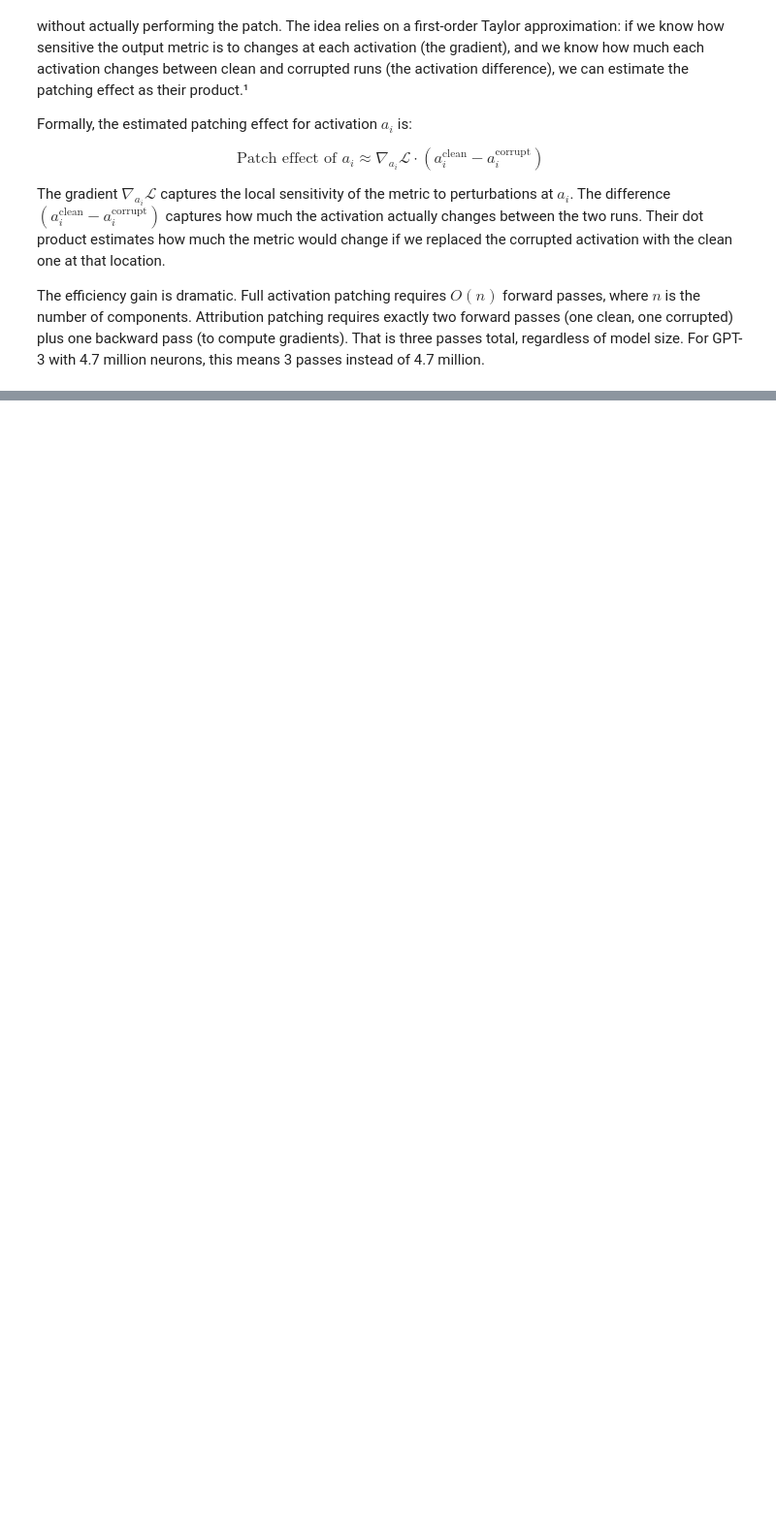
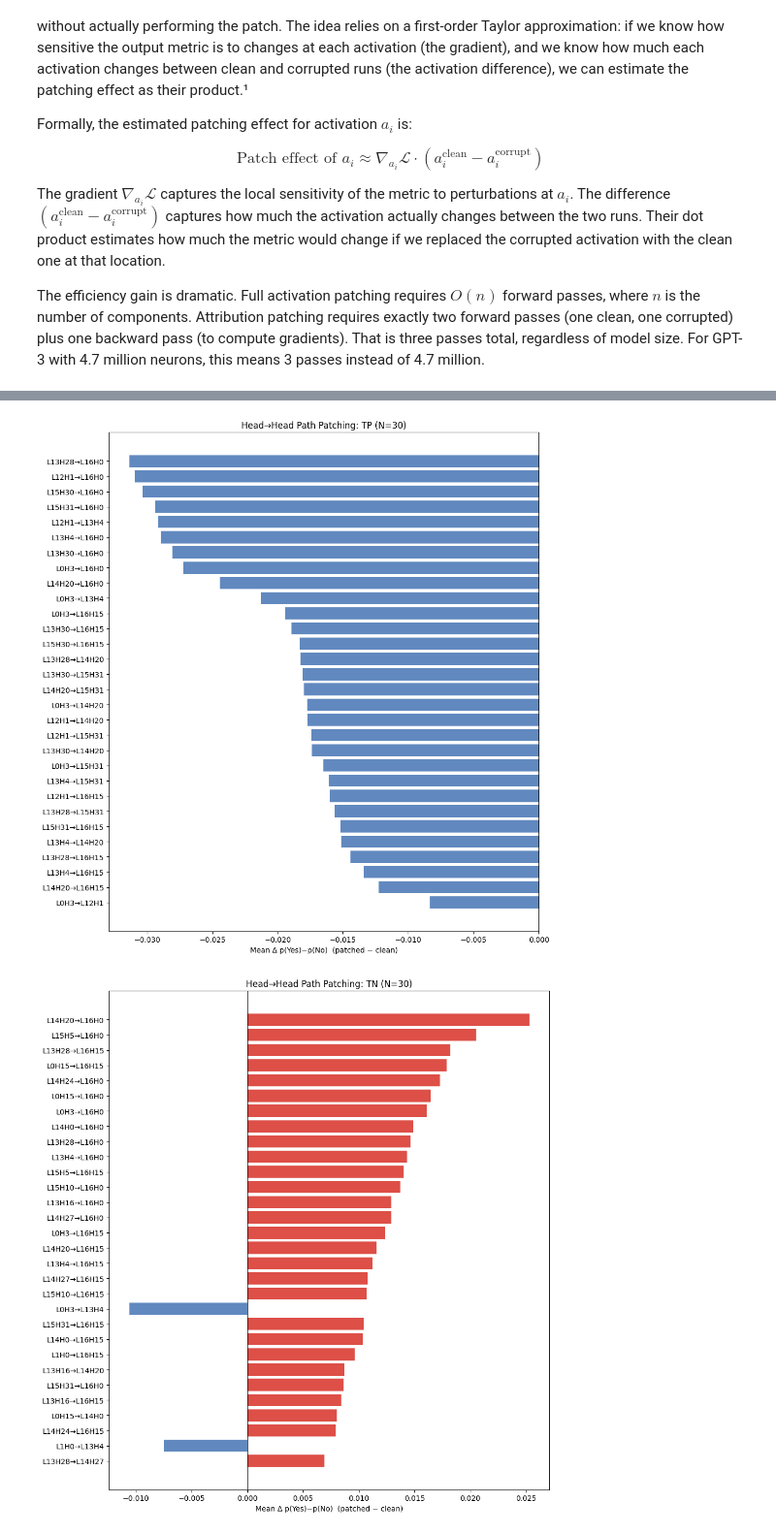
Before and after one commit to quan-0811/vlm-causality, a Jupyter notebook: patching/circuit_discovery.ipynb, the cells around one changed output, grey strips where cells are left out. Shown at 97% size. Drawn from its saved outputs; the diff is of its cells as text; code cells hidden in the pictures; blank space fills up the shorter version.

```diff
--- a/patching/circuit_discovery.ipynb
+++ b/patching/circuit_discovery.ipynb
@@ -388,0 +864,28 @@ plot_heatmap(fn_mean, fn_mean_baseline,
+# %%
+for category in ["TP", "TN", "FP", "FN"]:
+    if category in all_results and all_results[category]:
+        plot_category_edges(all_results[category], category, n_show=30)
+
+
+# ---- Cross-category comparison: same edges, different labels ----
+# For each category, pick its top-3 strongest edges and show their means.
+
+print("\n" + "=" * 60)
+print("TOP EDGES PER CATEGORY (ranked by |mean delta|)")
+print("=" * 60)
+
+for category in ["TP", "TN", "FP", "FN"]:
+    if category not in all_results:
+        continue
+    items = [(deltas.mean(), sl, sh, rl, rh)
+             for (sl, sh, rl, rh), deltas in all_results[category].items()]
+    items.sort(key=lambda x: -abs(x[0]))
+
+    print(f"\n{category} top-30 edges:")
+    for i, (mean_val, sl, sh, rl, rh) in enumerate(items[:30]):
+        direction = "→ yes" if mean_val > 0 else "→ no"
+        print(f"  {i+1}. L{sl:02d}H{sh:02d} → L{rl:02d}H{rh:02d}  "
+              f"Δ={mean_val:+.4f} ({direction})")
+# %% [output]
+[figure, added]
+[figure, added]
```
Also changed, not shown: parts of 16 cells of this notebook.
